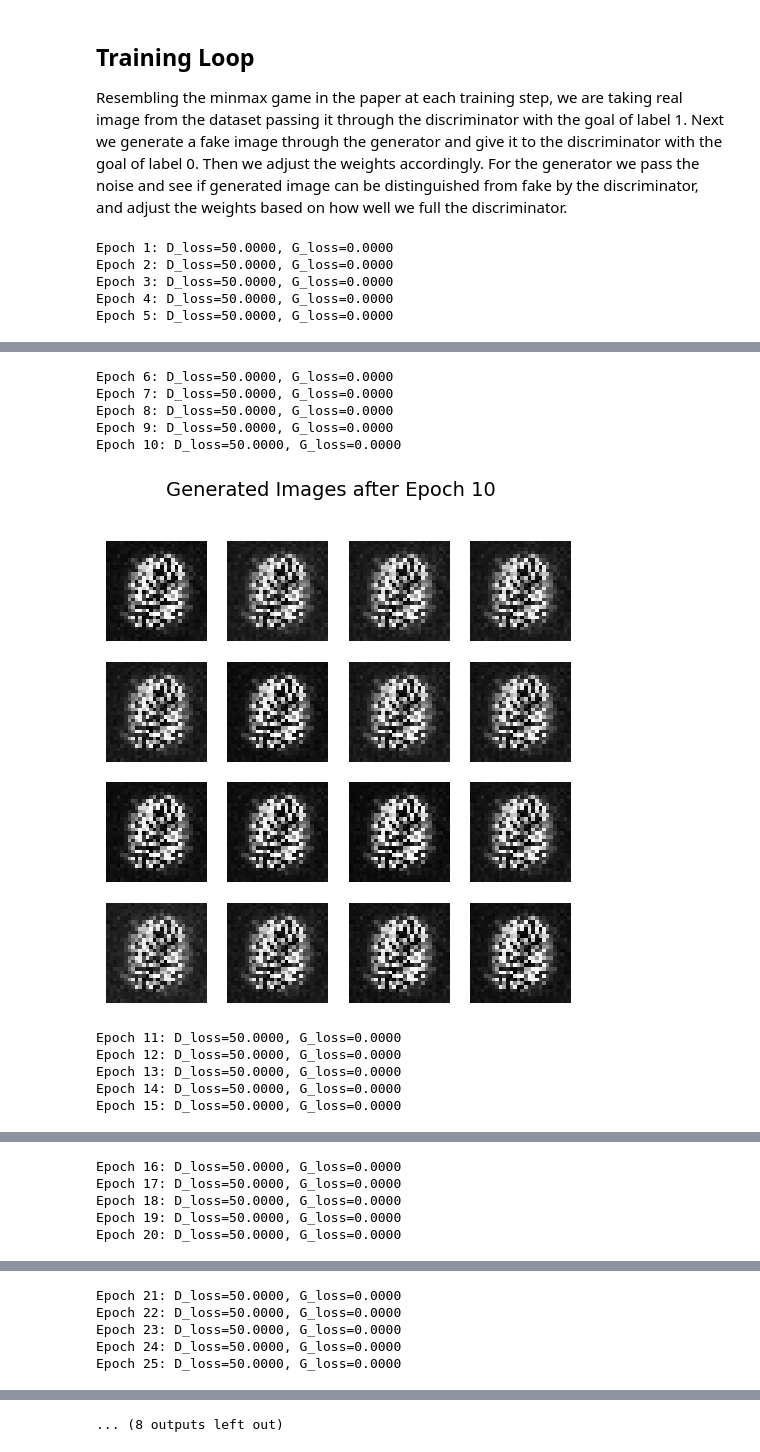
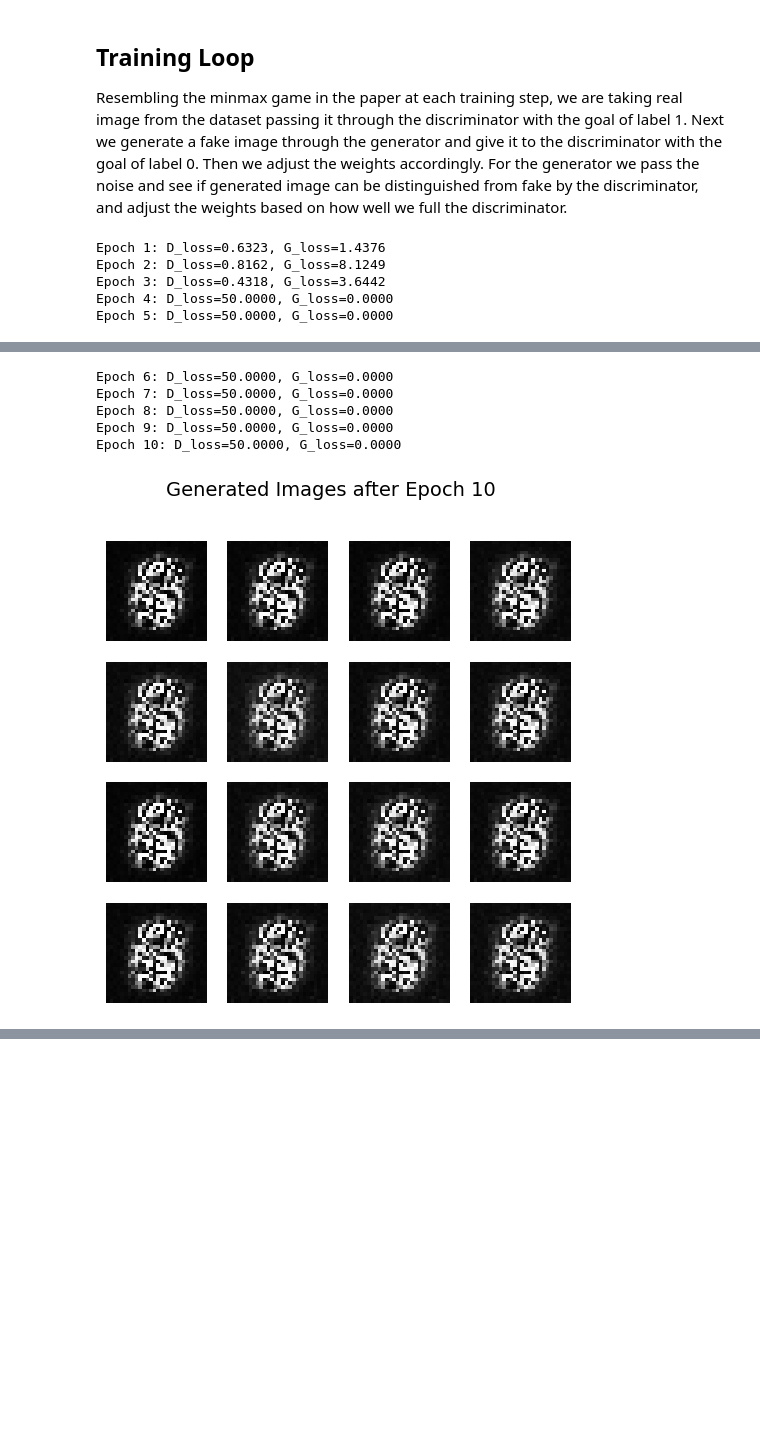
Before and after one commit to janbura/Generative-Adverserial-Network-in-PyTorch, a Jupyter notebook: test.ipynb, the cells around one changed output, grey strips where cells are left out. Drawn from its saved outputs; the diff is of its cells as text; code cells hidden in the pictures; blank space fills up the shorter version.

```diff
--- a/test.ipynb
+++ b/test.ipynb
@@ -131,10 +120,10 @@ def training(real_label = 1.0, fake_label = 0.0, num_epochs = 50, batch_size = 1
             plt.suptitle(f"Generated Images after Epoch {epoch}", fontsize=14)
             plt.show()
 # %%
-training()
+training(num_epochs = 10)
 # %% [output]
-Epoch 1: D_loss=50.0000, G_loss=0.0000
-Epoch 2: D_loss=50.0000, G_loss=0.0000
-Epoch 3: D_loss=50.0000, G_loss=0.0000
+Epoch 1: D_loss=0.6323, G_loss=1.4376
+Epoch 2: D_loss=0.8162, G_loss=8.1249
+Epoch 3: D_loss=0.4318, G_loss=3.6442
 Epoch 4: D_loss=50.0000, G_loss=0.0000
 Epoch 5: D_loss=50.0000, G_loss=0.0000
@@ -142,11 +131,6 @@ Epoch 5: D_loss=50.0000, G_loss=0.0000
 Epoch 6: D_loss=50.0000, G_loss=0.0000
 Epoch 7: D_loss=50.0000, G_loss=0.0000
 Epoch 8: D_loss=50.0000, G_loss=0.0000
 Epoch 9: D_loss=50.0000, G_loss=0.0000
 Epoch 10: D_loss=50.0000, G_loss=0.0000
-[figure, old version]
+[figure, new version]
-Epoch 11: D_loss=50.0000, G_loss=0.0000
-Epoch 12: D_loss=50.0000, G_loss=0.0000
-Epoch 13: D_loss=50.0000, G_loss=0.0000
-Epoch 14: D_loss=50.0000, G_loss=0.0000
-Epoch 15: D_loss=50.0000, G_loss=0.0000
@@ -154,5 +136,0 @@ Epoch 15: D_loss=50.0000, G_loss=0.0000
-Epoch 16: D_loss=50.0000, G_loss=0.0000
-Epoch 17: D_loss=50.0000, G_loss=0.0000
-Epoch 18: D_loss=50.0000, G_loss=0.0000
-Epoch 19: D_loss=50.0000, G_loss=0.0000
-Epoch 20: D_loss=50.0000, G_loss=0.0000
@@ -160,5 +136,0 @@ Epoch 20: D_loss=50.0000, G_loss=0.0000
-Epoch 21: D_loss=50.0000, G_loss=0.0000
-Epoch 22: D_loss=50.0000, G_loss=0.0000
-Epoch 23: D_loss=50.0000, G_loss=0.0000
-Epoch 24: D_loss=50.0000, G_loss=0.0000
-Epoch 25: D_loss=50.0000, G_loss=0.0000
@@ -172 +136,0 @@ Epoch 30: D_loss=50.0000, G_loss=0.0000
-... (8 outputs left out)
```
Also changed, not shown: parts of 15 cells of this notebook.
